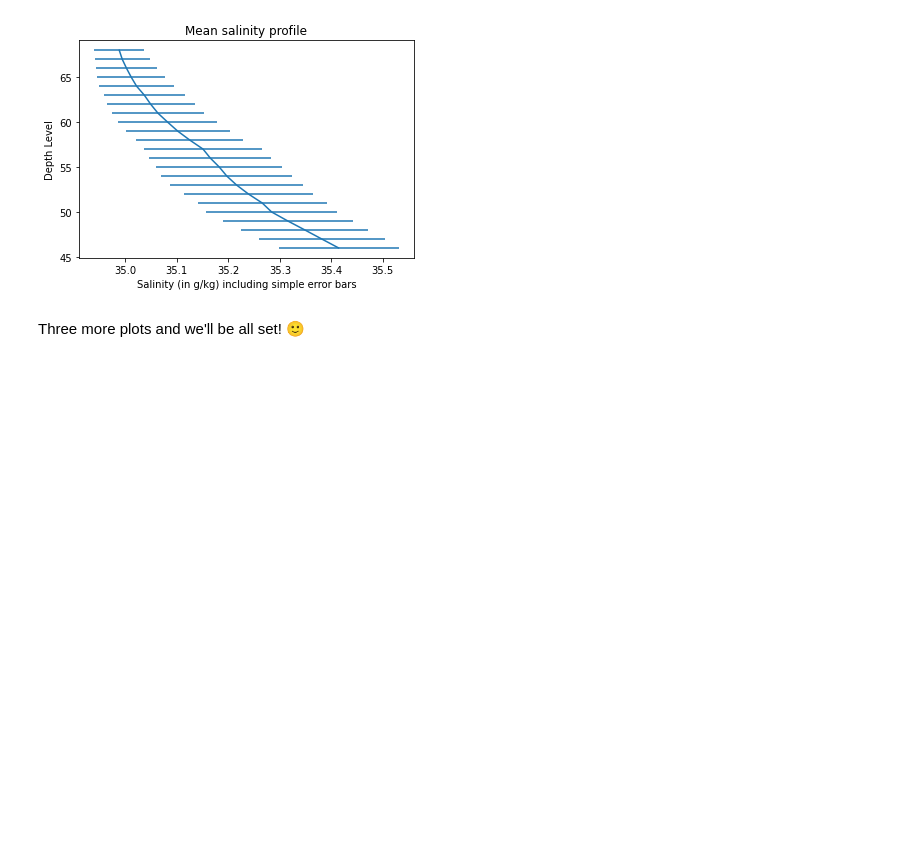
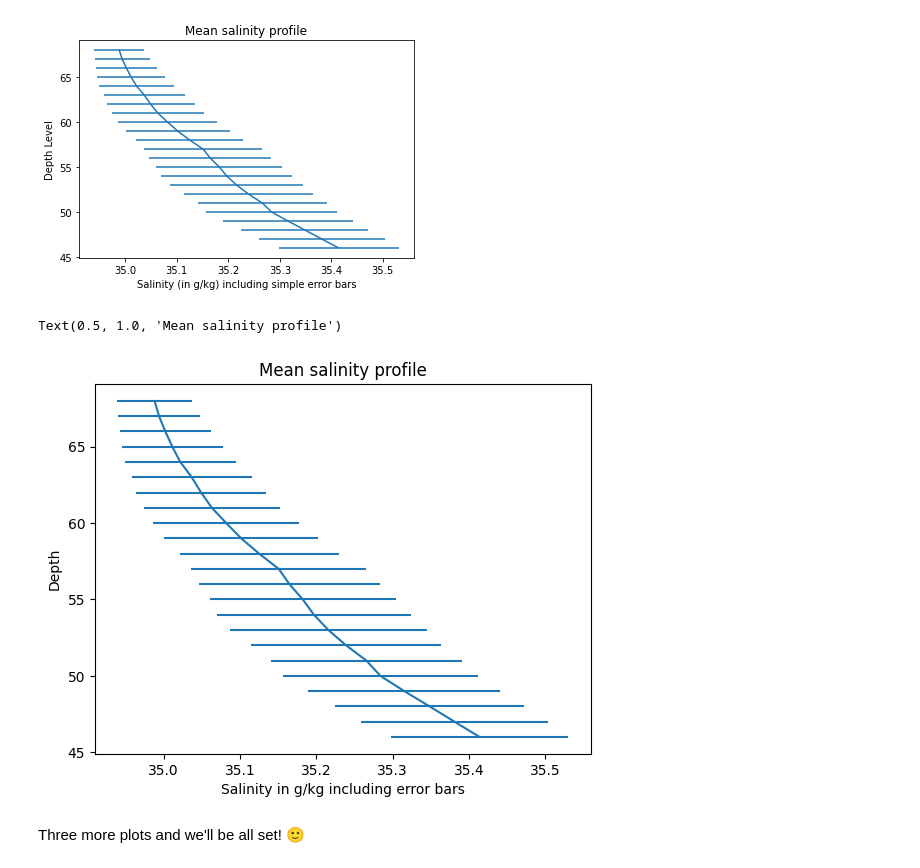
Before and after one commit to Stickyboy69/2023_Intro_Python, a Jupyter notebook: W2_S1.ipynb, the cells around one changed output. Saved outputs shown, nothing was run; the diff lists cells and outputs as text; code cells hidden in the pictures; blank space fills up the shorter version.

```diff
--- a/W2_S1.ipynb
+++ b/W2_S1.ipynb
@@ -283,2 +282,6 @@ ___
+# %%
+T_mean = np.mean(T,axis = 1)
+P_mean = np.mean(P,axis = 1)
+S_mean = np.mean(S,axis = 1)
 # %% [markdown]
 ... and the standard deviations.
@@ -287,3 +288,7 @@ ___ = ___.___(___,___)
+# %%
+T_std = np.std(T,axis = 1)
+P_std = np.std(P,axis = 1)
+S_std = np.std(S,axis = 1)
 # %% [markdown]
 Check that they have the same shape as your vertical level `lev` coordinate:
 # %%
@@ -297,9 +302,12 @@ Hint 2: You should get plots similar to the one below
 # %% [markdown]
 ![Salinity_mean.png](embedded-picture-1)
 # %%
-plt.errorbar(___,___,xerr=___)
-plt.xlabel(___)
-plt.ylabel(___)
-plt.title(___)
+plt.errorbar(S_mean,level,xerr=S_std)
+plt.xlabel('Salinity in g/kg including error bars')
+plt.ylabel('Depth')
+plt.title('Mean salinity profile')
+# %% [output]
+Text(0.5, 1.0, 'Mean salinity profile')
+[figure, added]
 # %% [markdown]
 Three more plots and we'll be all set! 🙂
```
Also changed, not shown: parts of 21 cells of this notebook.
